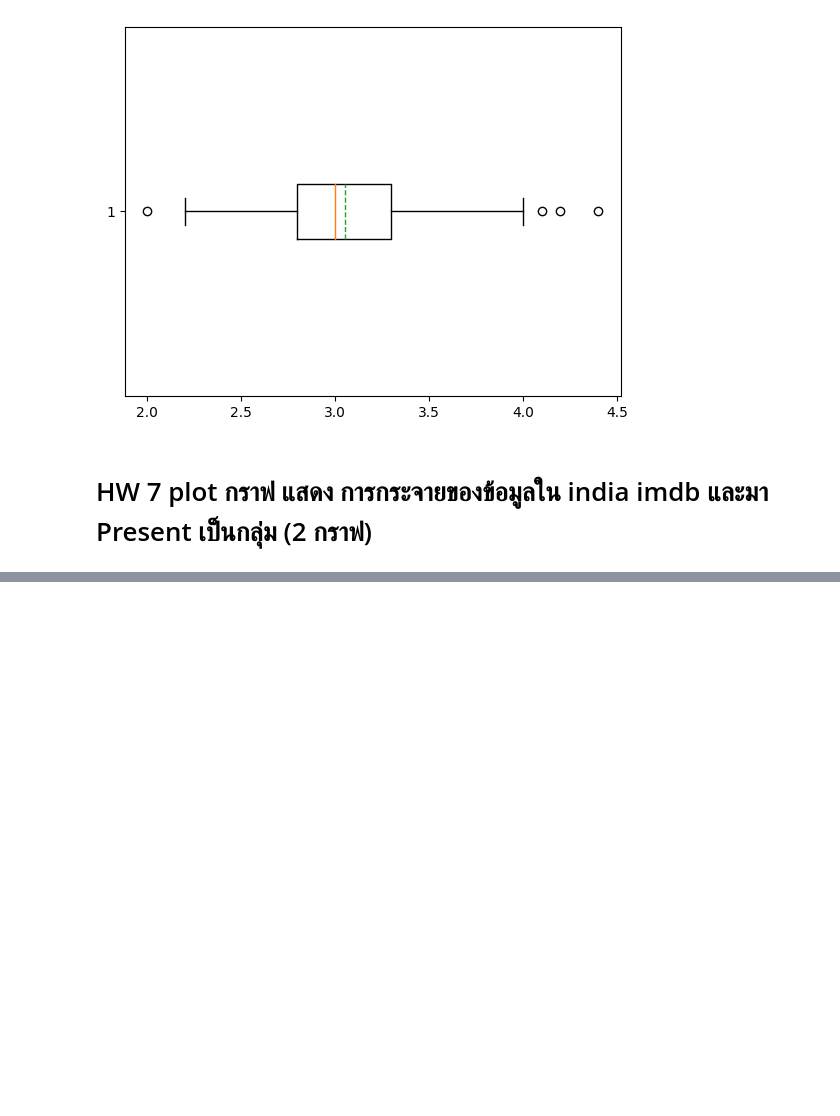
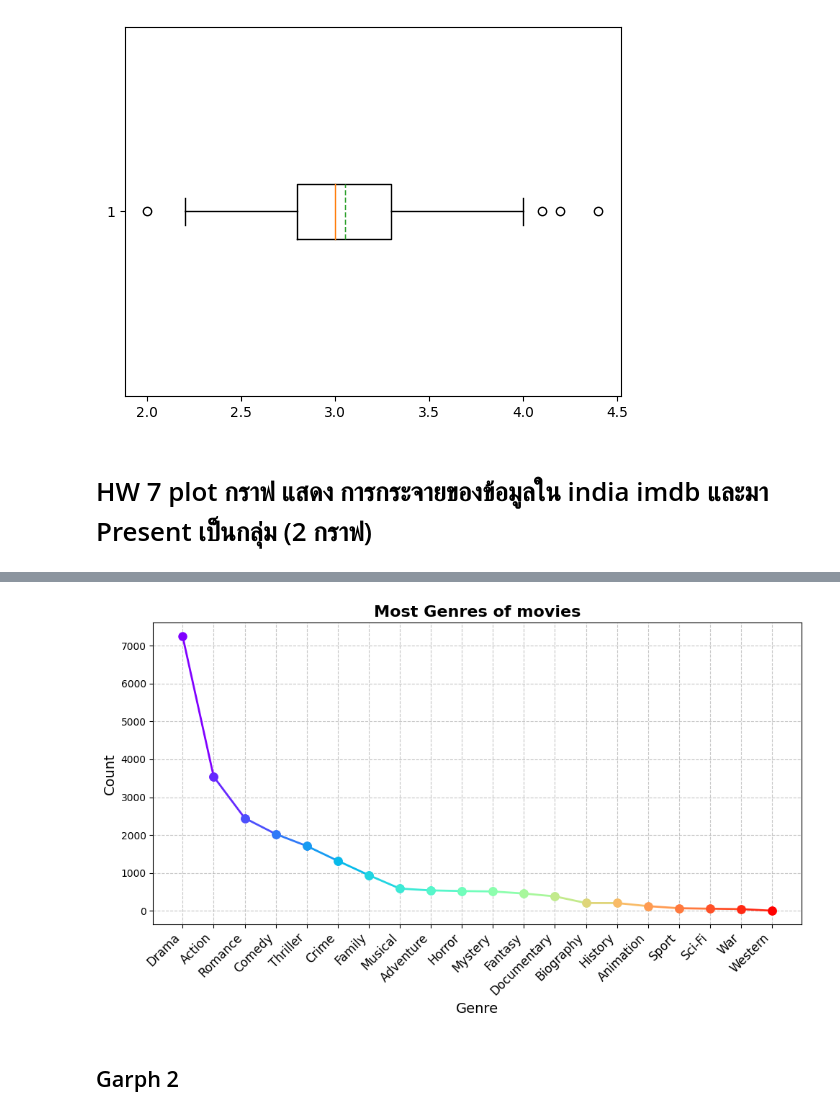
Before and after one commit to Meaiie/python_dataviz2024, a Jupyter notebook: Visualize_Data_Distribution_(02)_2024.ipynb, the cells around one changed output, grey strips where cells are left out. Drawn from its saved outputs; the diff is of its cells as text; code cells hidden in the pictures; blank space fills up the shorter version.

```diff
--- a/Visualize_Data_Distribution_(02)_2024.ipynb
+++ b/Visualize_Data_Distribution_(02)_2024.ipynb
@@ -229,0 +298,18 @@ O = plt.boxplot(df['SepalWidth'],showmeans=True,meanline=True,vert=False)
+# %%
+genres_list = [
+    'Action', 'Adventure', 'Animation', 'Biography', 'Comedy',
+    'Crime', 'Documentary', 'Drama', 'Family', 'Fantasy',
+    'History', 'Horror', 'Musical', 'Mystery', 'Romance',
+    'Sci-Fi', 'Sport', 'Thriller', 'War', 'Western'
+]
+# %%
+def split_genres(row):
+  # Check if the genre value is a string before splitting
+  if isinstance(row['Genre'], str):
+    genres = row['Genre'].split(',')
+    return [genre.strip() for genre in genres]
+  else:
+    # Handle cases where the genre is not a string (e.g., return an empty list or NaN)
+    return []
+
+movie_df['Genre'] = movie_df.apply(split_genres, axis=1)
@@ -229,0 +393,35 @@ O = plt.boxplot(df['SepalWidth'],showmeans=True,meanline=True,vert=False)
+# %%
+import matplotlib.pyplot as plt
+import numpy as np
+
+# Group the data by genre and count the occurrences
+genre_counts = new_movie_df['Genre'].value_counts()
+
+# Generate colors using a colormap (rainbow)
+colors = plt.cm.rainbow(np.linspace(0, 1, len(genre_counts)))
+
+# Set figure size for better readability
+plt.figure(figsize=(10, 6))
+
+# Create the line plot with rainbow colors
+for i in range(len(genre_counts)):
+    plt.plot(genre_counts.index[i:i+2], genre_counts.values[i:i+2], marker='o', color=colors[i], markersize=8, linewidth=2)
+
+# Add labels and title with enhanced styling
+plt.xlabel('Genre', fontsize=14)
+plt.ylabel('Count', fontsize=14)
+plt.title('Most Genres of movies', fontsize=16, fontweight='bold')
+
+# Rotate x-axis labels for better readability
+plt.xticks(rotation=45, ha='right', fontsize=12)
+
+# Add gridlines for better visual guidance
+plt.grid(True, linestyle='--', alpha=0.7)
+
+# Display the plot
+plt.tight_layout()  # Adjust layout to fit everything
+plt.show()
+# %% [output]
+[figure, added]
+# %% [markdown]
+## Garph 2
```
Also changed, not shown: parts of 19 cells of this notebook.
